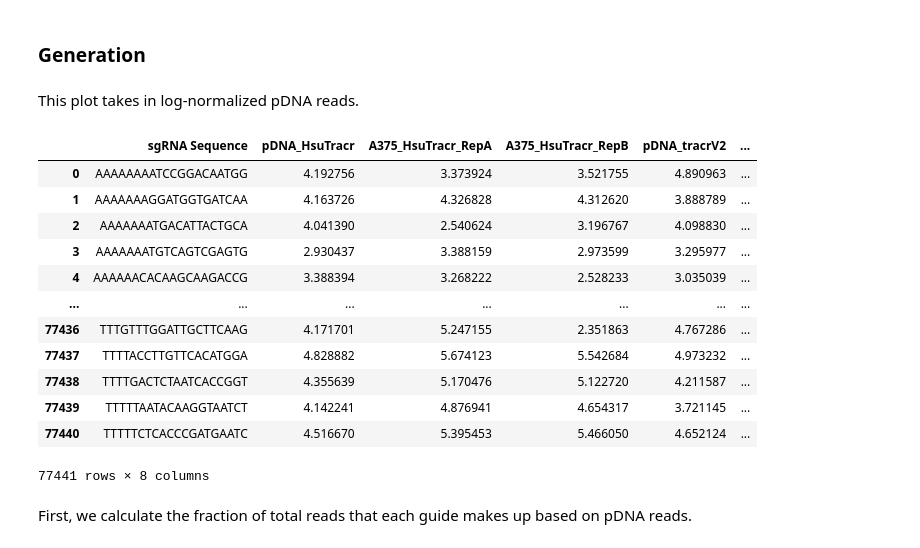
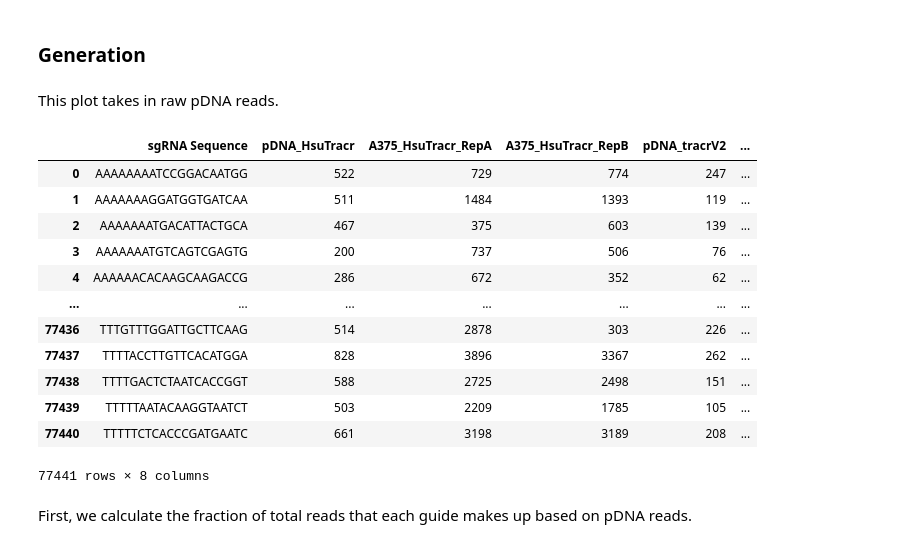
Before and after one commit to broadinstitute/computational-resources, a Jupyter notebook: 04_Additional_Topics/CumulativeDistributionPlots.ipynb, the cells around one changed output. Cells and saved outputs as stored; diff of their text form; code cells hidden in the pictures.

```diff
--- a/04_Additional_Topics/CumulativeDistributionPlots.ipynb
+++ b/04_Additional_Topics/CumulativeDistributionPlots.ipynb
@@ -228,22 +217,22 @@ def cumulative_dist_auc(df, col):
     num_sg = len(list(auc_df.loc[auc_df['Cumulative_sum'] <= 0.9, 'percentile']))
     return auc_df, auc_val, frac_sg, frac_sg_return_val, num_sg
 # %% [markdown]
-This plot takes in log-normalized pDNA reads.
+This plot takes in raw pDNA reads.
 # %%
-lognorms
+reads_df
 # %% [output]
 |  | sgRNA Sequence | pDNA_HsuTracr | A375_HsuTracr_RepA | A375_HsuTracr_RepB | pDNA_tracrV2 | ... |
-| 0 | AAAAAAAATCCGGACAATGG | 4.192756 | 3.373924 | 3.521755 | 4.890963 | ... |
-| 1 | AAAAAAAGGATGGTGATCAA | 4.163726 | 4.326828 | 4.312620 | 3.888789 | ... |
-| 2 | AAAAAAATGACATTACTGCA | 4.041390 | 2.540624 | 3.196767 | 4.098830 | ... |
-| 3 | AAAAAAATGTCAGTCGAGTG | 2.930437 | 3.388159 | 2.973599 | 3.295977 | ... |
-| 4 | AAAAAACACAAGCAAGACCG | 3.388394 | 3.268222 | 2.528233 | 3.035039 | ... |
+| 0 | AAAAAAAATCCGGACAATGG | 522 | 729 | 774 | 247 | ... |
+| 1 | AAAAAAAGGATGGTGATCAA | 511 | 1484 | 1393 | 119 | ... |
+| 2 | AAAAAAATGACATTACTGCA | 467 | 375 | 603 | 139 | ... |
+| 3 | AAAAAAATGTCAGTCGAGTG | 200 | 737 | 506 | 76 | ... |
+| 4 | AAAAAACACAAGCAAGACCG | 286 | 672 | 352 | 62 | ... |
 | ... | ... | ... | ... | ... | ... | ... |
-| 77436 | TTTGTTTGGATTGCTTCAAG | 4.171701 | 5.247155 | 2.351863 | 4.767286 | ... |
-| 77437 | TTTTACCTTGTTCACATGGA | 4.828882 | 5.674123 | 5.542684 | 4.973232 | ... |
-| 77438 | TTTTGACTCTAATCACCGGT | 4.355639 | 5.170476 | 5.122720 | 4.211587 | ... |
-| 77439 | TTTTTAATACAAGGTAATCT | 4.142241 | 4.876941 | 4.654317 | 3.721145 | ... |
-| 77440 | TTTTTCTCACCCGATGAATC | 4.516670 | 5.395453 | 5.466050 | 4.652124 | ... |
+| 77436 | TTTGTTTGGATTGCTTCAAG | 514 | 2878 | 303 | 226 | ... |
+| 77437 | TTTTACCTTGTTCACATGGA | 828 | 3896 | 3367 | 262 | ... |
+| 77438 | TTTTGACTCTAATCACCGGT | 588 | 2725 | 2498 | 151 | ... |
+| 77439 | TTTTTAATACAAGGTAATCT | 503 | 2209 | 1785 | 105 | ... |
+| 77440 | TTTTTCTCACCCGATGAATC | 661 | 3198 | 3189 | 208 | ... |
 77441 rows × 8 columns
 # %% [markdown]
 First, we calculate the fraction of total reads that each guide makes up based on pDNA reads.
```
Also changed, not shown: parts of 11 cells of this notebook.
